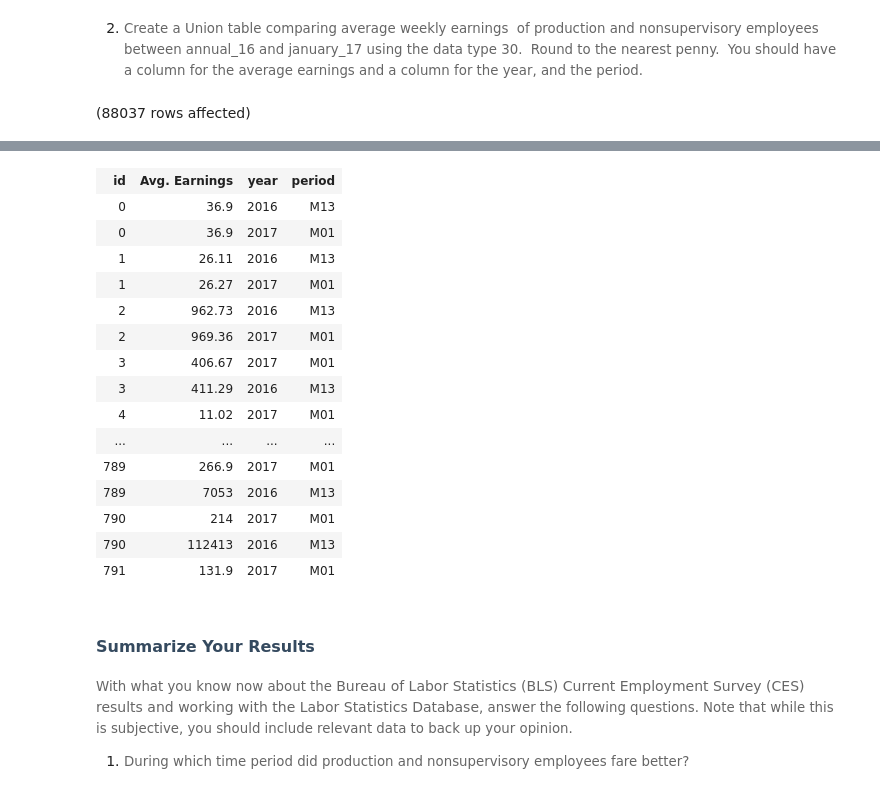
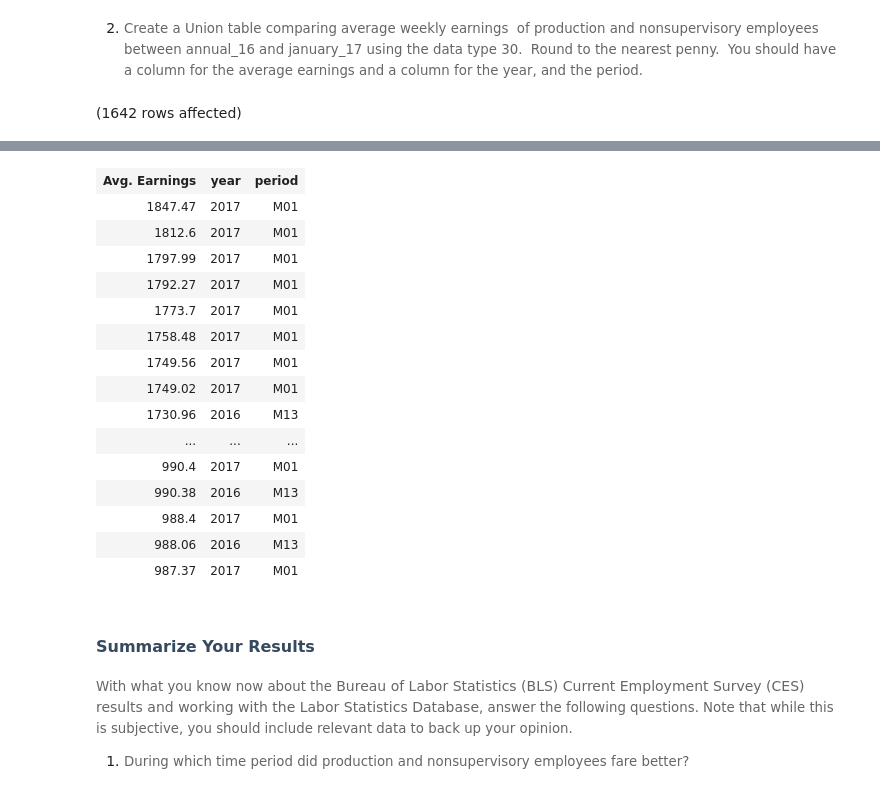
Before and after one commit to sclarksienki/Assignment3_9to5, a Jupyter notebook: 9to5.ipynb, the cells around one changed output, grey strips where cells are left out. Drawn from its saved outputs; the diff is of its cells as text; code cells hidden in the pictures.

```diff
--- a/9to5.ipynb
+++ b/9to5.ipynb
@@ -396,12 +410,13 @@ Subquery returned more than 1 value. This is not permitted when the subquery fol
 # %%
 USE LaborStatisticsDB
 
-SELECT id, ROUND(value,2) AS 'Avg. Earnings', year, period
+SELECT ROUND(value,2) AS 'Avg. Earnings', year, period
 FROM   dbo.annual_2016
-WHERE series_id IN (SELECT series_id FROM dbo.datatype WHERE data_type_code = 30)
+WHERE series_id IN (SELECT series_id FROM dbo.series WHERE data_type_code = 30)
 UNION
-SELECT id, ROUND(value,2), year, period
+SELECT ROUND(value,2), year, period
 FROM   dbo.january_2017
-WHERE series_id IN (SELECT series_id FROM dbo.datatype WHERE data_type_code = 30)
+WHERE series_id IN (SELECT series_id FROM dbo.series WHERE data_type_code = 30)
+ORDER BY 'Avg. Earnings' DESC
 # %% [output]
-(88037 rows affected)
+(1642 rows affected)
@@ -410,19 +424,19 @@ Total execution time: 00:00:01.174
-| id | Avg. Earnings | year | period |
-| 0 | 36.9 | 2016 | M13 |
-| 0 | 36.9 | 2017 | M01 |
-| 1 | 26.11 | 2016 | M13 |
-| 1 | 26.27 | 2017 | M01 |
-| 2 | 962.73 | 2016 | M13 |
-| 2 | 969.36 | 2017 | M01 |
-| 3 | 406.67 | 2017 | M01 |
-| 3 | 411.29 | 2016 | M13 |
-| 4 | 11.02 | 2017 | M01 |
-| ... | ... | ... | ... |
-| 789 | 266.9 | 2017 | M01 |
-| 789 | 7053 | 2016 | M13 |
-| 790 | 214 | 2017 | M01 |
-| 790 | 112413 | 2016 | M13 |
-| 791 | 131.9 | 2017 | M01 |
+| Avg. Earnings | year | period |
+| 1847.47 | 2017 | M01 |
+| 1812.6 | 2017 | M01 |
+| 1797.99 | 2017 | M01 |
+| 1792.27 | 2017 | M01 |
+| 1773.7 | 2017 | M01 |
+| 1758.48 | 2017 | M01 |
+| 1749.56 | 2017 | M01 |
+| 1749.02 | 2017 | M01 |
+| 1730.96 | 2016 | M13 |
+| ... | ... | ... |
+| 990.4 | 2017 | M01 |
+| 990.38 | 2016 | M13 |
+| 988.4 | 2017 | M01 |
+| 988.06 | 2016 | M13 |
+| 987.37 | 2017 | M01 |
 # %% [markdown]
 ## <span style="font-size:12pt;font-family:Montserrat, sans-serif;color:rgb(53, 74, 95);background-color:rgb(255, 255, 255);font-weight:700;vertical-align:baseline;white-space:pre-wrap;">Summarize Your Results</span>
 
```
Also changed, not shown: parts of 18 cells of this notebook.
